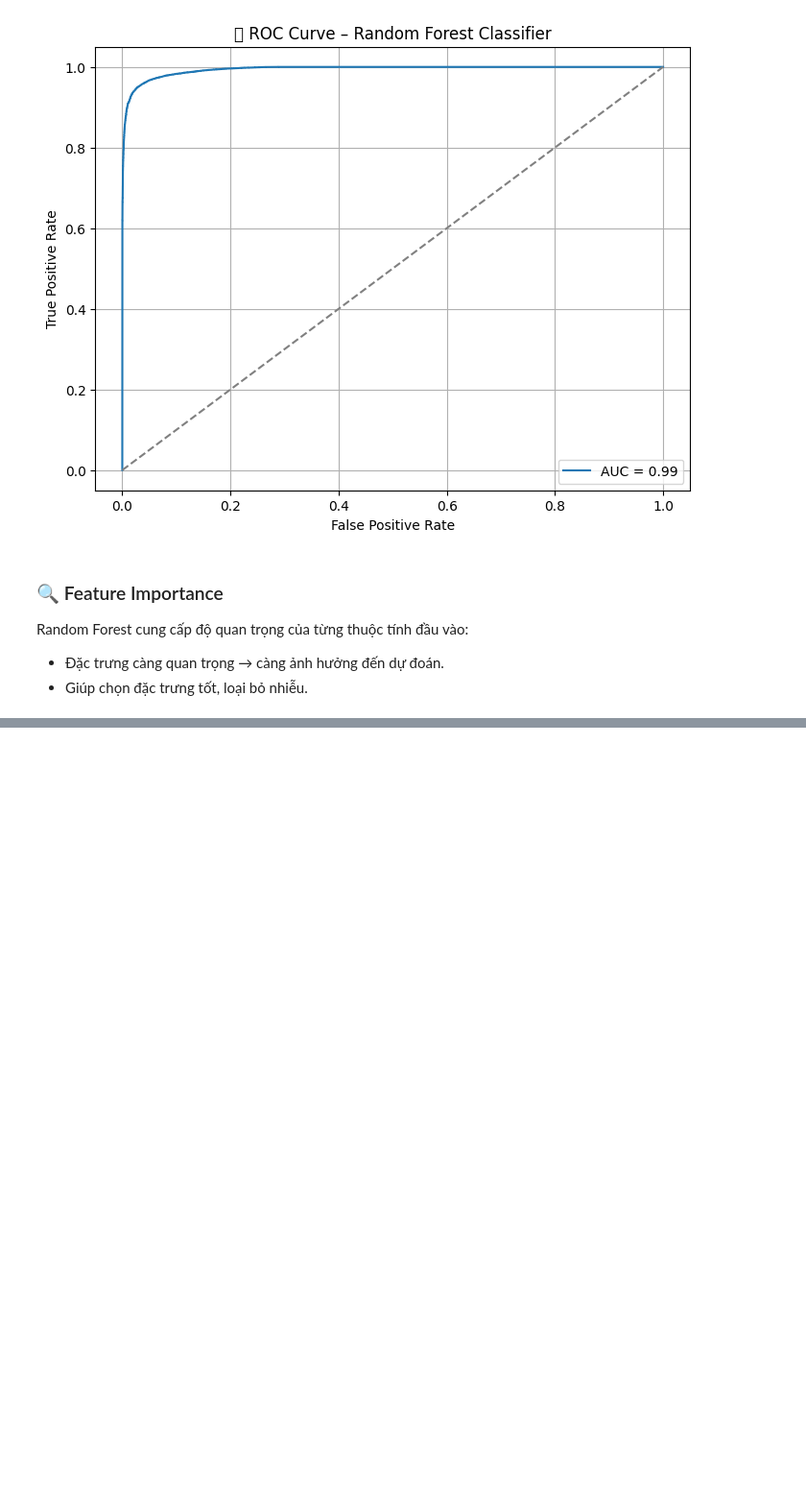
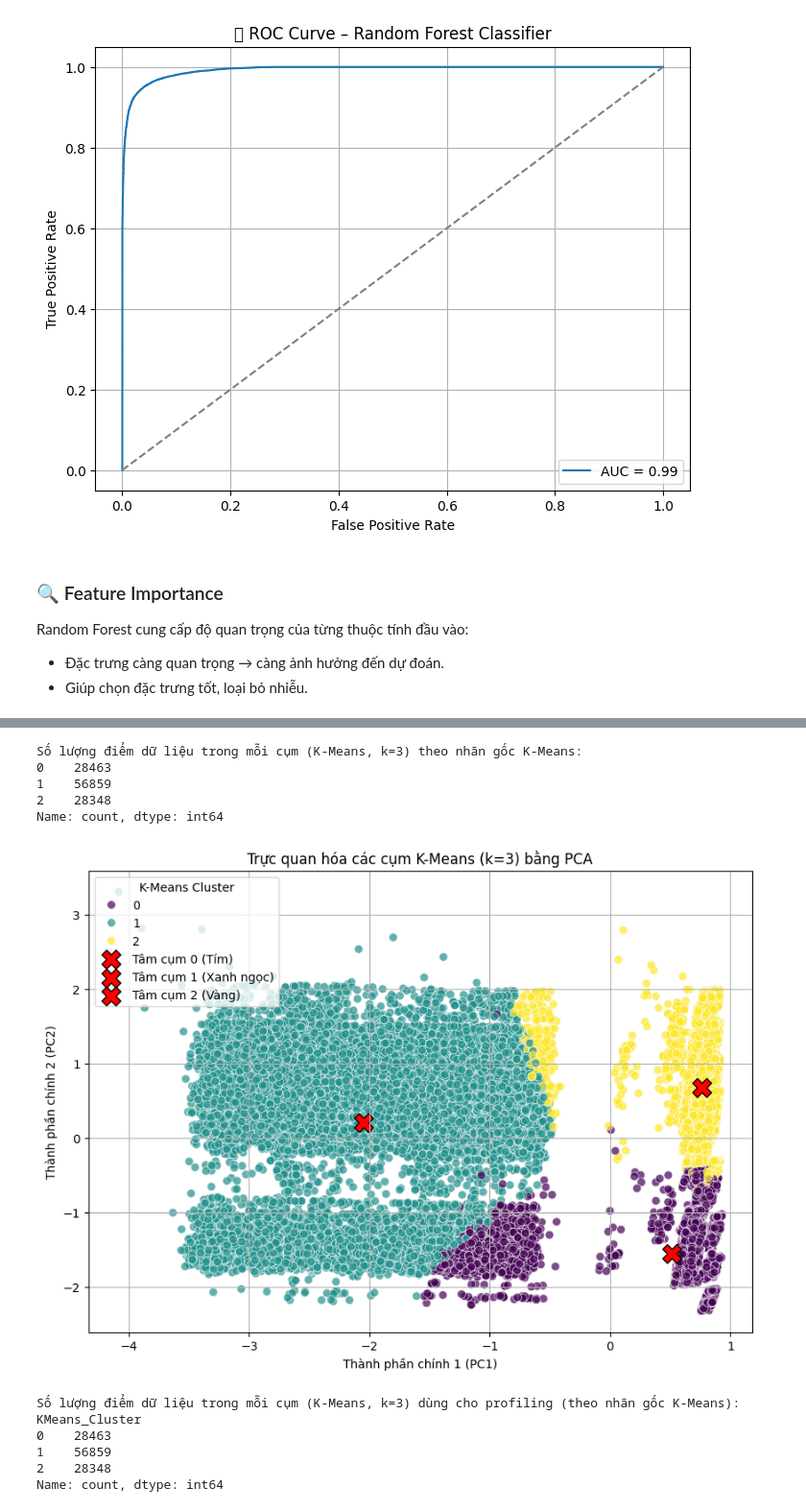
Before and after one commit to bin-bard/data-mining-amazon-sales, a Jupyter notebook: Final.ipynb, the cells around one changed output, grey strips where cells are left out. Shown at 96% size. Cells and saved outputs as stored; diff of their text form; code cells hidden in the pictures; blank space fills up the shorter version.

```diff
--- a/Final.ipynb
+++ b/Final.ipynb
@@ -901,0 +1053,71 @@ plt.show()
+# %%
+optimal_k = 3 # Đã quyết định dựa trên phân tích
+
+kmeans = KMeans(n_clusters=optimal_k, init='k-means++', random_state=42, n_init='auto')
+kmeans_labels_raw = kmeans.fit_predict(X_cluster_scaled)
+
+df_kmeans_analysis = X_cluster.copy()
+df_kmeans_analysis['KMeans_Cluster_Raw'] = kmeans_labels_raw
+
+if 'Amount' in df_for_clustering_input.columns:
+    df_kmeans_analysis['Amount'] = df_for_clustering_input.loc[df_kmeans_analysis.index, 'Amount']
+if 'Qty' in df_for_clustering_input.columns:
+    df_kmeans_analysis['Qty'] = df_for_clustering_input.loc[df_kmeans_analysis.index, 'Qty']
+
+print(f"Số lượng điểm dữ liệu trong mỗi cụm (K-Means, k={optimal_k}) theo nhãn gốc K-Means:")
+print(pd.Series(kmeans_labels_raw).value_counts().sort_index())
+
+# Mapping nhãn K-Means gốc sang nhãn legend để biểu đồ khớp màu với bảng đặc điểm
+# Bảng đặc điểm: Cụm 0 (28463), Cụm 1 (56859), Cụm 2 (28348)
+# Biểu đồ (palette 'viridis'): màu tím (nhãn gốc 0), xanh ngọc (nhãn gốc 2), vàng (nhãn gốc 1)
+# Legend 0 (Tím) = Cụm 0 Bảng (nhãn gốc 0)
+# Legend 1 (Xanh ngọc) = Cụm 2 Bảng (nhãn gốc 2)
+# Legend 2 (Vàng) = Cụm 1 Bảng (nhãn gốc 1)
+label_mapping_for_plot = {
+    0: 0,
+    2: 1,
+    1: 2
+}
+kmeans_labels_for_plot = np.array([label_mapping_for_plot[label] for label in kmeans_labels_raw])
+
+df_kmeans_analysis['KMeans_Cluster_for_Profiling'] = kmeans_labels_raw # Giữ nhãn gốc để profile
+
+pca_kmeans_viz = PCA(n_components=2, random_state=42)
+X_pca_kmeans_viz = pca_kmeans_viz.fit_transform(X_cluster_scaled)
+
+plt.figure(figsize=(10, 7))
+scatter_plot = sns.scatterplot(x=X_pca_kmeans_viz[:, 0], y=X_pca_kmeans_viz[:, 1],
+                               hue=kmeans_labels_for_plot,
+                               palette='viridis', s=50, alpha=0.7, legend='full')
+
+centers_pca_viz = pca_kmeans_viz.transform(kmeans.cluster_centers_)
+# Vẽ tâm cụm theo thứ tự nhãn gốc K-Means để khớp với màu sắc đã map
+plt.scatter(centers_pca_viz[0, 0], centers_pca_viz[0, 1], marker='X', s=250, color='red', label='Tâm cụm 0 (Tím)', edgecolors='black') # Tâm của nhãn gốc 0 K-Means
+plt.scatter(centers_pca_viz[2, 0], centers_pca_viz[2, 1], marker='X', s=250, color='red', label='Tâm cụm 1 (Xanh ngọc)', edgecolors='black') # Tâm của nhãn gốc 2 K-Means
+plt.scatter(centers_pca_viz[1, 0], centers_pca_viz[1, 1], marker='X', s=250, color='red', label='Tâm cụm 2 (Vàng)', edgecolors='black') # Tâm của nhãn gốc 1 K-Means
+
+plt.title(f'Trực quan hóa các cụm K-Means (k={optimal_k}) bằng PCA')
+plt.xlabel('Thành phần chính 1 (PC1)')
+plt.ylabel('Thành phần chính 2 (PC2)')
+plt.legend(title='K-Means Cluster')
+plt.grid(True)
+plt.show()
+
+df_kmeans_analysis.rename(columns={'KMeans_Cluster_for_Profiling': 'KMeans_Cluster'}, inplace=True)
+df_kmeans_analysis.drop(columns=['KMeans_Cluster_Raw'], inplace=True, errors='ignore')
+
+print("\nSố lượng điểm dữ liệu trong mỗi cụm (K-Means, k=3) dùng cho profiling (theo nhãn gốc K-Means):")
+print(df_kmeans_analysis['KMeans_Cluster'].value_counts().sort_index())
+# %% [output]
+Số lượng điểm dữ liệu trong mỗi cụm (K-Means, k=3) theo nhãn gốc K-Means:
+0    28463
+1    56859
+2    28348
+Name: count, dtype: int64
+[figure, added]
+Số lượng điểm dữ liệu trong mỗi cụm (K-Means, k=3) dùng cho profiling (theo nhãn gốc K-Means):
+KMeans_Cluster
+0    28463
+1    56859
+2    28348
+Name: count, dtype: int64
```
Also changed, not shown: parts of 16 cells of this notebook, 1 other file.
